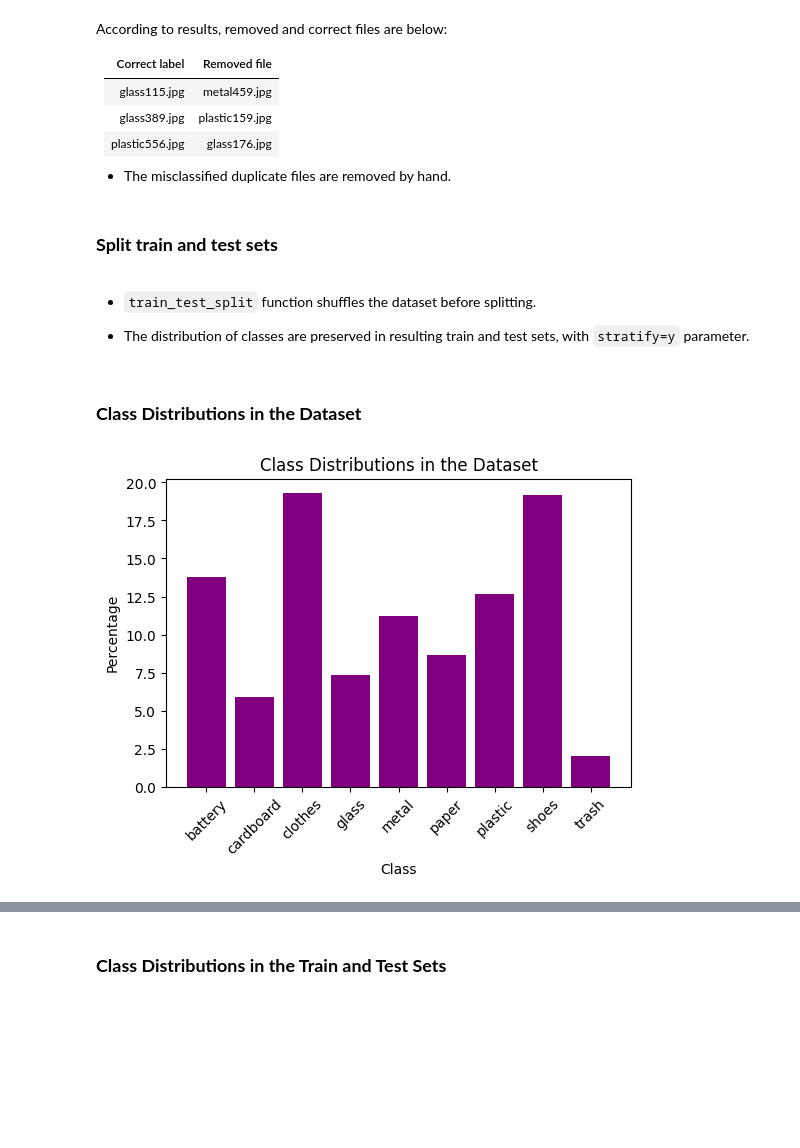
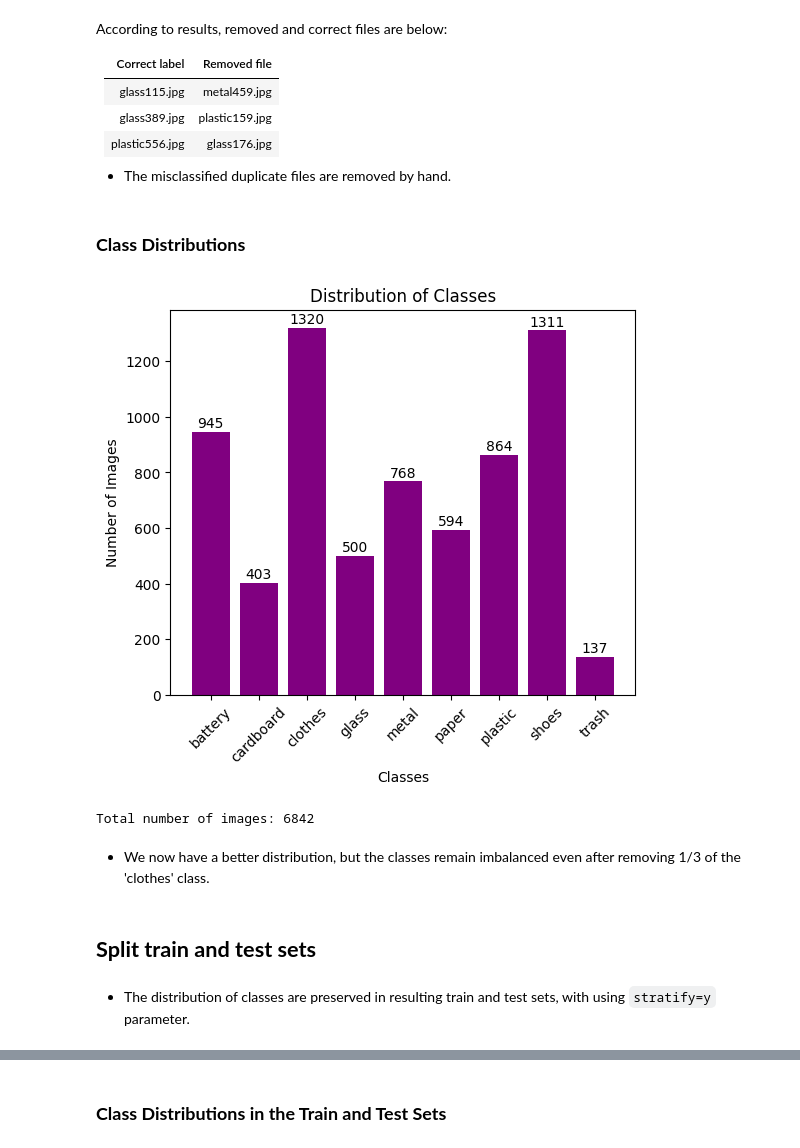
Before and after one commit to merensoykok/Waste-Classification-by-Image, a Jupyter notebook: Week5.ipynb, the cells around one changed output, grey strips where cells are left out. Drawn from its saved outputs; the diff is of its cells as text; code cells hidden in the pictures; blank space fills up the shorter version.

```diff
--- a/Week5.ipynb
+++ b/Week5.ipynb
@@ -67,8 +69,35 @@ According to results, removed and correct files are below:
 | plastic556.jpg | glass176.jpg   |
 
 * The misclassified duplicate files are removed by hand.
+# %% [markdown]
+### **Class Distributions**
+# %%
+# Count the number of images for each class
+class_counts = [len(os.listdir(os.path.join(main_folder, cls))) for cls in classes]
+
+# Plot the distribution of classes
+fig, ax = plt.subplots(1, 1, figsize=(6,5))
+ax.bar(classes, class_counts, color='purple')
+ax.set_xlabel('Classes')
+ax.set_ylabel('Number of Images')
+ax.set_title('Distribution of Classes')
+ax.set_xticks(range(len(classes)), classes, rotation=45)
+
+# Add numbers on each bar
+for i, count in enumerate(class_counts):
+    plt.text(i, count + 5, str(count), ha='center', va='bottom')
+
+plt.show()
+
+# Print the total number of images
+print("Total number of images:", sum(class_counts))
+# %% [output]
+[figure, added]
+Total number of images: 6842
+# %% [markdown]
+* We now have a better distribution, but the classes remain imbalanced even after removing 1/3 of the 'clothes' class.
 # %% [markdown]
-### **Split train and test sets**
+## **Split train and test sets**
 # %%
 X = []
 y = []
@@ -115,31 +127,4 @@ from sklearn.model_selection import train_test_split
 # The resulting splits are stratified, which means class balance is preserved
 X_train, X_test, y_train, y_test = train_test_split(X, y, test_size=0.2, random_state=42, shuffle=True, stratify=y)
 # %% [markdown]
-* `train_test_split` function shuffles the dataset before splitting.
-
-* The distribution of classes are preserved in resulting train and test sets, with `stratify=y` parameter.
+* The distribution of classes are preserved in resulting train and test sets, with using `stratify=y` parameter.
-# %% [markdown]
-### **Class Distributions in the Dataset**
-# %%
-# Unique classes in the dataset
-classes = np.unique(y)
-
-# Count occurrences of each class in the dataset
-dataset_counts = np.bincount(y, minlength=len(classes))
-
-# Convert counts to percentages
-dataset_percentages = (dataset_counts / len(y)) * 100
-
-# Plot class distributions for the dataset
-fig, ax = plt.subplots(1, 1, figsize=(6,4))
-decoded_labels = label_encoder.inverse_transform(classes)
-
-ax.bar(classes, dataset_percentages, color='purple')
-ax.set_title('Class Distributions in the Dataset')
-ax.set_xlabel('Class')
-ax.set_ylabel('Percentage')
-ax.set_xticks(range(len(classes)), decoded_labels, rotation=45)
-
-plt.show()
-# %% [output]
-[figure, removed]
```
Also changed, not shown: parts of 19 cells of this notebook.
